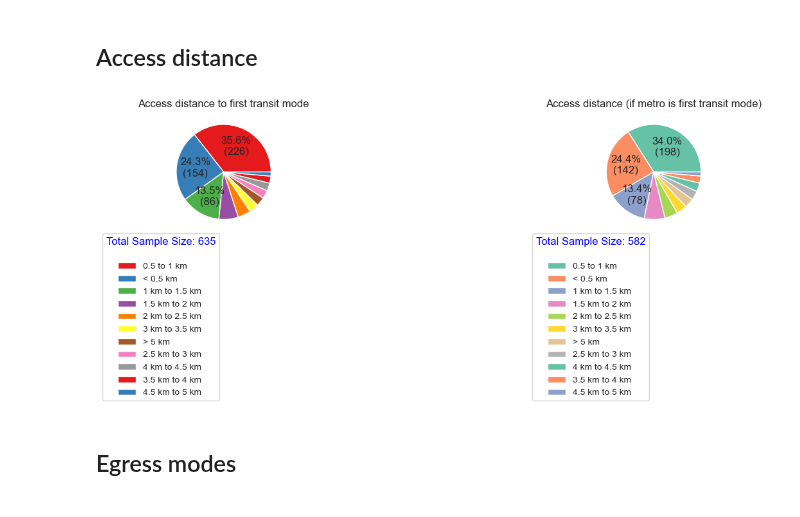
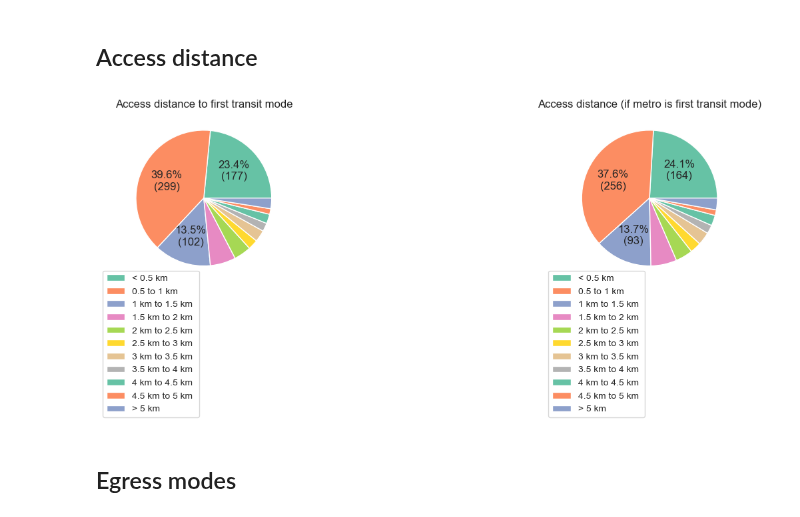
Before and after one commit to Gavaskar24/Metro, a Jupyter notebook: research/Report_plots.ipynb, the cells around one changed output. Cells and saved outputs as stored; diff of their text form; code cells hidden in the pictures.

```diff
--- a/research/Report_plots.ipynb
+++ b/research/Report_plots.ipynb
@@ -391,6 +439,26 @@ trip_map={'Bus + Metro ':'Bus + Metro', 'Metro ':'Metro', 'Bus + metro + metro':
        'Bus1 + Metro + Bus2 ':'Bus1 + Metro + Bus2', 'Bus + metro1 + metro2':'Bus + Metro', 'Railway+metro ':'Metro',
        'Metro + Metro':'Metro', 'Train + metro + bus':'Metro + Bus', 'Bus ':'Metro'}
 df['8']=df['8'].map(trip_map)
+# %%
+df['10'].unique()
+access_map={'Drove and parked a two-Wheeler ':'Drove and parked a two-Wheeler ', 'Walk ':'Walk ',
+       'Dropped-off by friends/family members/others using two-wheeler ':'Dropped-off by others',
+       'Drove and parked a car ':'Drove and parked a car ', 'Auto Rickshaw ':'Auto Rickshaw ', 'Ola/Uber car ':'Ola/Uber car ',
+       'Dropped-off by friends/family members/others using car ':'Dropped-off by others',
+       'Rapido/uber moto/Ola App two-wheeler ':'Rapido two-wheeler ',
+       'Rapido/Uber moto/Ola App two-wheeler ':'Rapido two-wheeler '}
+
+df['10']=df['10'].map(access_map)
+
+df['11'].unique()
+egress_map={'Walk ':'Walk ', 'Auto Rickshaw ':'Auto Rickshaw ', 'Drove and parked a two-Wheeler ':'Drove and parked a two-Wheeler ',
+       'Ola/Uber car ':'Ola/Uber car ', 'Drove and parked a car ':'Drove and parked a car ',
+       'Dropped-off by friends/family members/others using car ':'Dropped-off by others',
+       'Dropped-off by friends/family members/others using two-wheeler ':'Dropped-off by others',
+       'Walk':'Walk ',
+       'Rapido/Uber moto/Ola App two-wheeler ':'Rapido two-wheeler '}
+
+df['11']=df['11'].map(egress_map)
 # %%
 display(HTML(f"<h2>Sequence of modes</h2>"))
 # %% [output]
@@ -623,6 +704,9 @@ display(HTML(f"<h2>Access distance</h2>"))
 # %% [output]
 Access distance
 # %%
+dist_map=['< 0.5 km ','0.5 to 1 km ',  '1 km to 1.5 km ','1.5 km to 2 km ','2 km to 2.5 km ','2.5 km to 3 km ', '3 km to 3.5 km ', '3.5 km to 4 km ',
+           '4 km to 4.5 km ', '4.5 km to 5 km ','> 5 km ']
+
 def func(pct, allvals, top_indices):
     absolute = int(round(pct / 100. * np.sum(allvals)))
     index = np.argmax(np.array(allvals) == absolute)
@@ -642,53 +726,52 @@ sns.set(style="whitegrid")
 # Create subplots
 fig, ax = plt.subplots(1, 2, figsize=(15, 5))
 
-df2=df.loc[(df['8']=='Metro') | (df['8']=='Metro + Bus')]
+# Filter data
+df2 = df.loc[(df['8'] == 'Metro') | (df['8'] == 'Metro + Bus')]
 
 # Define color schemes
-colors_age = sns.color_palette("Set1", len(df['10b'].value_counts()))
+colors_age = sns.color_palette("Set2", len(df['10b'].value_counts()))
 colors_gender = sns.color_palette("Set2", len(df2['10b'].value_counts()))
 
 # Get the size of the DataFrame
 df_size = df.shape[0]
-df_size2=df2.shape[0]
+df_size2 = df2.shape[0]
 
 # Pie chart for age distribution
-age_counts = df['10b'].value_counts()
+age_counts = df['10b'].value_counts().reindex(dist_map, fill_value=0)
 top_age_indices = get_top_indices(age_counts.values)
 age_counts.plot.pie(
     autopct=lambda pct: func(pct, age_counts.values, top_age_indices),
     ax=ax[0], shadow=False, colors=colors_age, labels=None
 )
 ax[0].set_title('Access distance to first transit mode')
 ax[0].set_ylabel('')  # Remove y-label
 
 # Add legend for age distribution with DataFrame size
 age_labels = age_counts.index
 legend_age = ax[0].legend(
-    age_labels, loc="best", bbox_to_anchor=(0.5, 0.02),
-    fontsize='small', title=f"Total Sample Size: {df_size}\n"
-)
+    age_labels, loc="best", bbox_to_anchor=(0.5, 0.1),
+    fontsize='small')
 plt.setp(legend_age.get_title(), fontsize='medium', color='blue')
 
 # Pie chart for gender distribution
-gender_counts = df2['10b'].value_counts()
+gender_counts = df2['10b'].value_counts().reindex(dist_map, fill_value=0)
 top_gender_indices = get_top_indices(gender_counts.values)
 gender_counts.plot.pie(
     autopct=lambda pct: func(pct, gender_counts.values, top_gender_indices),
     ax=ax[1], shadow=False, colors=colors_gender, labels=None
 )
 ax[1].set_title('Access distance (if metro is first transit mode)')
 ax[1].set_ylabel('')  # Remove y-label
 
 # Add legend for gender distribution with DataFrame size
 gender_labels = gender_counts.index
 legend_gender = ax[1].legend(
-    gender_labels, loc="best", bbox_to_anchor=(0.5, 0.02),
-    fontsize='small', title=f"Total Sample Size: {df_size2}\n"
-)
+    gender_labels, loc="best", bbox_to_anchor=(0.5, 0.1),
+    fontsize='small')
 plt.setp(legend_gender.get_title(), fontsize='medium', color='blue')
 
 plt.tight_layout()
 plt.show()
 # %% [output]
-[figure, old version]
+[figure, new version]
```
Also changed, not shown: parts of 33 cells of this notebook, 5 other files.
